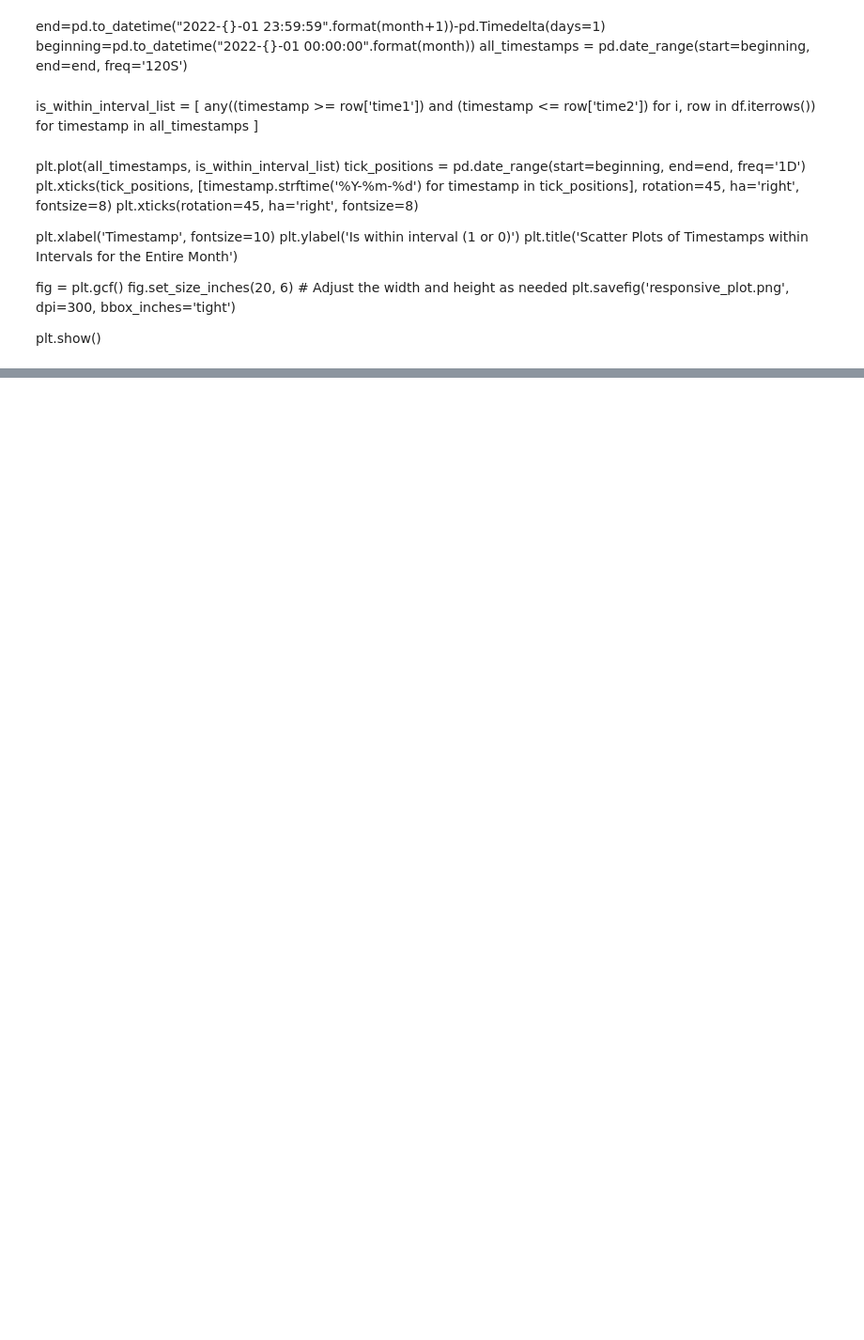
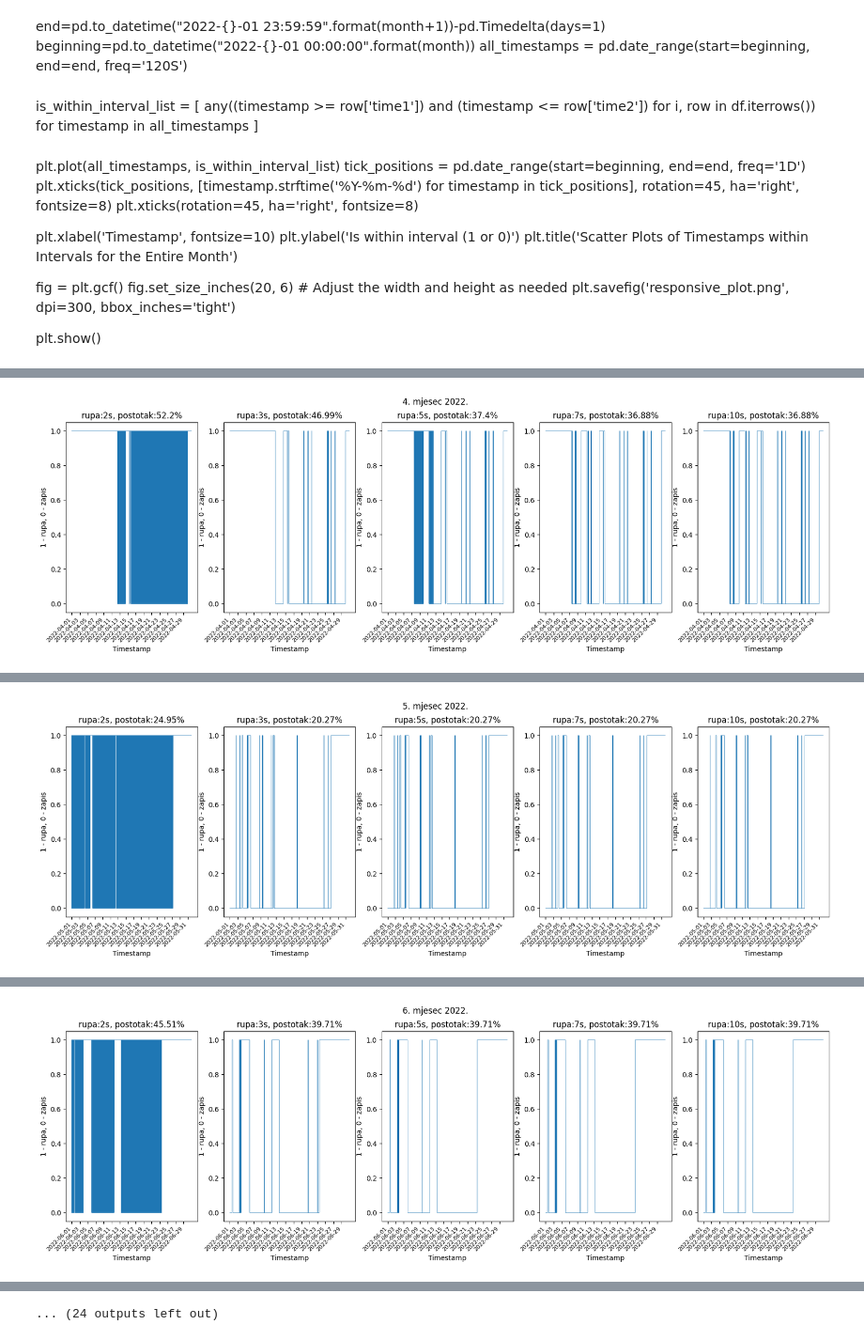
Before and after one commit to mateacvetkovic/Zavrsni-rad, a Jupyter notebook: obrada i graf rupa.ipynb, the cells around one changed output, grey strips where cells are left out. Shown at 94% size. Drawn from its saved outputs; the diff is of its cells as text; code cells hidden in the pictures; blank space fills up the shorter version.

```diff
--- a/obrada i graf rupa.ipynb
+++ b/obrada i graf rupa.ipynb
@@ -156,0 +217,7 @@ Postotak rupa: 11.71 %
+# %%
+steps=[pd.to_timedelta('00:00:02'),pd.to_timedelta('00:00:03'),pd.to_timedelta('00:00:05'),pd.to_timedelta('00:00:07'),pd.to_timedelta('00:00:10')]
+for i in range (4,13):
+    make_graph(i,2022,steps, True)
+for i in range(1,12):
+    make_graph(i,2023,steps, True)
+# %% [output]
@@ -156,0 +241 @@ Postotak rupa: 11.71 %
+[figure, added]
@@ -156,0 +259 @@ Postotak rupa: 11.71 %
+[figure, added]
@@ -156,0 +277 @@ Postotak rupa: 11.71 %
+[figure, added]
@@ -156,0 +321 @@ Postotak rupa: 11.71 %
+... (24 outputs left out)
```
Also changed, not shown: parts of 10 cells of this notebook, 19 other files.
